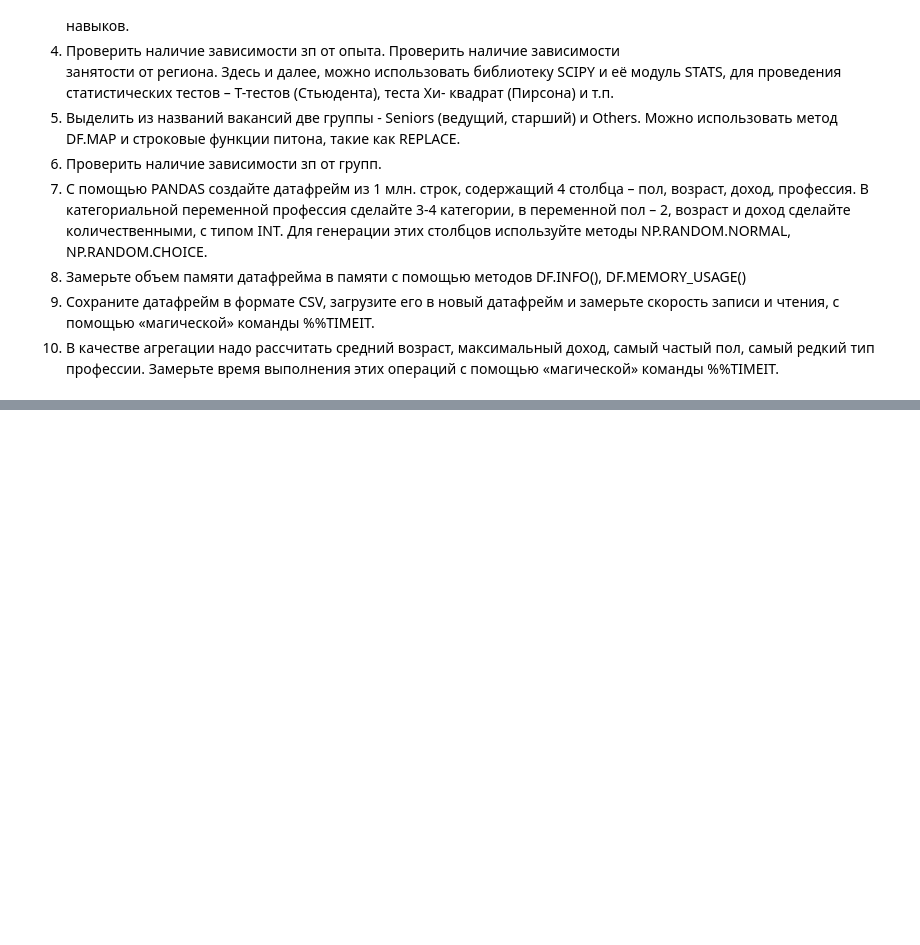
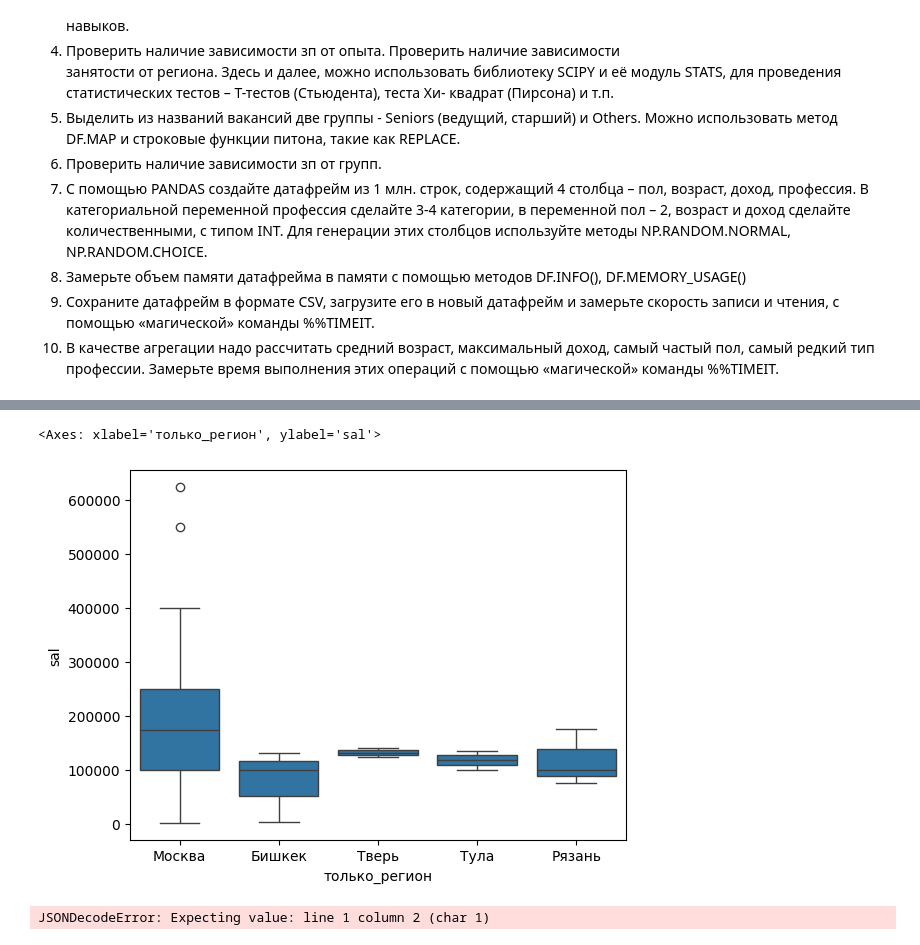
Before and after one commit to Azonchic16/data_processing_sem1, a Jupyter notebook: lab2.ipynb, the cells around one changed output, grey strips where cells are left out. Saved outputs shown, nothing was run; the diff lists cells and outputs as text; code cells hidden in the pictures; blank space fills up the shorter version.

```diff
--- a/lab2.ipynb
+++ b/lab2.ipynb
@@ -36,6 +37,7 @@ lst.append(pd.read_csv('data/lab2_data/test2.csv', delimiter='\t'))
 with sqlite3.connect('data/lab2_data/test3.db') as conn:
     df3 = pd.read_sql("SELECT * from vacancies", conn)
     df3.rename(columns={"опыт'": 'опыт'}, inplace=True)
+    lst.append(df3)
 df = pd.concat(lst)
 df
 # %% [output]
@@ -76,11 +78,13 @@ df
 # %%
-def find_num(val):
-    res = []
-    val = list(val)
-    for i in val:
-        try:
-            e = int(i)
-        except Exception:
-            e = None
-        res.append(e)
-    return pd.Series(res).mean()
+df['опыт'] = df['опыт'].fillna('')
+df['опыт_list'] = df['опыт'].map(lambda x: re.findall(r'-?\d+(?:\.\d+)?(?:[eE][-+]?\d+)?', x))
+df['опыт_list'] = df['опыт_list'].map(lambda x: [int(i) for i in x])
+df['exp'] = df['опыт_list'].map(lambda x: pd.Series(x).mean())
+# %%
+df['зп'] = df['зп'].fillna('')
+def find_numbers(text):
+    numbers = re.findall(r'\d+(?:\xa0\d+)+', text)
+    return [int(num.replace('\xa0', '')) for num in numbers]
+df['зп_list'] = df['зп'].map(find_numbers)
+df['sal'] = df['зп_list'].map(lambda x: pd.Series(x).mean())
+df
@@ -86,0 +105,13 @@ def find_num(val):
+# %%
+df['только_регион'] = df['регион'].map(lambda x: x[:x.find(',')] if (x and ',' in x) else x)
+sns.boxplot(data=df.loc[df['только_регион'].isin(['Москва', 'Тула', 'Бишкек', 'Рязань', 'Тверь'])], y='sal', x='только_регион')
+# %% [output]
+<Axes: xlabel='только_регион', ylabel='sal'>
+[figure, added]
+# %%
+import json
+df['навыки'] = df['навыки'].map(json.loads)
+df_skils = df.loc[df['навыки'].apply(len) != 0]
+df['навыки'].iloc[0]
+# %% [output]
+JSONDecodeError: Expecting value: line 1 column 2 (char 1)
```
Also changed, not shown: parts of 4 cells of this notebook.
